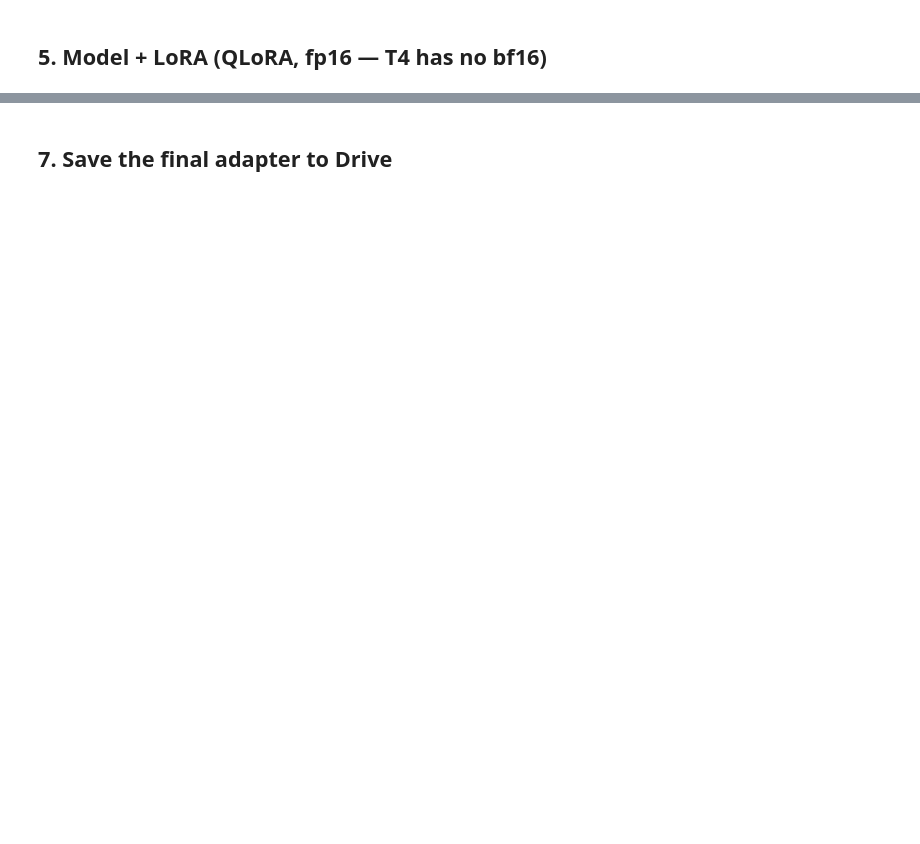
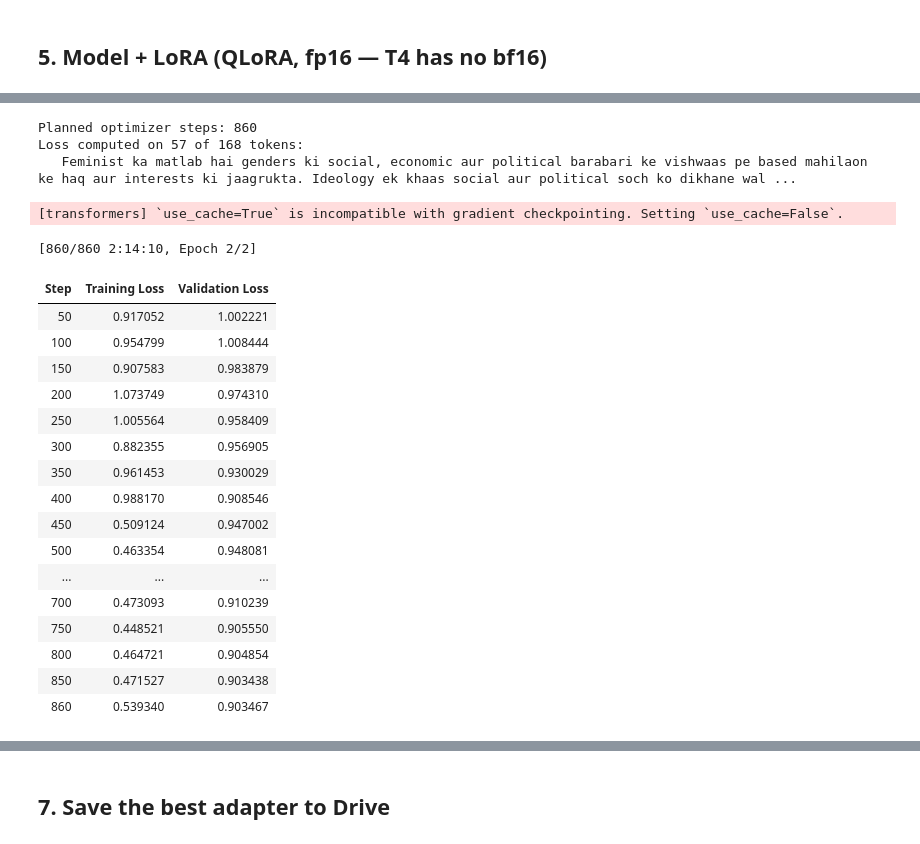
Before and after one commit to PersuasivePost/EduHinglish, a Jupyter notebook: training/colab_notebooks/05_gemma_finetune_v4_resumable.ipynb, the cells around one changed output, grey strips where cells are left out. Saved outputs shown, nothing was run; the diff lists cells and outputs as text; code cells hidden in the pictures; blank space fills up the shorter version.

```diff
--- a/training/colab_notebooks/05_gemma_finetune_v4_resumable.ipynb
+++ b/training/colab_notebooks/05_gemma_finetune_v4_resumable.ipynb
@@ -41,10 +42,15 @@ WARM_START_ADAPTER = f"{BASE_DIR}/models/gemma_eduhinglish_v3/adapter"
 
 NUM_EPOCHS = 2        # ~3,400 train rows / effective batch 8 ≈ 430 steps per epoch (~50 min/epoch on T4)
 SAVE_STEPS = 50       # checkpoint every ~6 min, so a disconnect loses at most a few minutes
-EVAL_STEPS = 100
+EVAL_STEPS = 50       # must equal SAVE_STEPS so the best checkpoint (lowest eval loss) can be kept
 
-# Hugging Face Hub (needs a WRITE token in the HF_TOKEN secret)
-HF_REPO_ID = "your-hf-username/eduhinglish-gemma-3-4b-it-lora"
+# Evaluation (section 8)
+EVAL_BATCH = 8        # questions generated in parallel; lower to 4 if you hit CUDA OOM
+GITHUB_REPO = "https://github.com/PersuasivePost/EduHinglish.git"   # for the project's word-level LID (CMI)
+
+# Hugging Face Hub (needs a WRITE token in the HF_TOKEN secret).
+# Separate repo from v3, so the model server keeps using v3 until v4 is proven better.
+HF_REPO_ID = "persuasivepost/eduhinglish-gemma-3-4b-it-lora-v4"
 PUSH_FINAL_ADAPTER_TO_HUB = True
 # Also push every checkpoint to the Hub (folder "last-checkpoint"). Lets you resume even if Drive
 # is unavailable, at the cost of a ~400 MB upload per save. Drive alone is usually enough.
@@ -194,9 +232,22 @@ Safe to re-run at any time. If the runtime dies mid-training, reconnect and **Ru
 # %%
 import math
-from trl import SFTTrainer, SFTConfig
+from trl import SFTTrainer, SFTConfig, DataCollatorForCompletionOnlyLM
+
+assert SAVE_STEPS == EVAL_STEPS, "load_best_model_at_end needs SAVE_STEPS == EVAL_STEPS"
 
 total_steps = math.ceil(len(train_dataset) / (2 * 4)) * NUM_EPOCHS
 print(f"Planned optimizer steps: {total_steps}")
+
+# Everything up to and including "<start_of_turn>model\n" gets label -100 (no loss).
+RESPONSE_TEMPLATE = tokenizer.encode("<start_of_turn>model\n", add_special_tokens=False)
+collator = DataCollatorForCompletionOnlyLM(response_template=RESPONSE_TEMPLATE, tokenizer=tokenizer)
+
+# Sanity check: the trained tokens must be the answer, not the prompt
+_b = collator([{"input_ids": tokenizer(train_dataset[0]["text"])["input_ids"]}])
+_trained = [t for t, l in zip(_b["input_ids"][0].tolist(), _b["labels"][0].tolist()) if l != -100]
+assert _trained, "Response template not found — every token is masked. Check the chat template."
+print(f"Loss computed on {len(_trained)} of {len(_b['input_ids'][0])} tokens:")
+print("  ", tokenizer.decode(_trained)[:200], "...")
 
 sft_config = SFTConfig(
     output_dir=CKPT_DIR,
@@ -219,31 +270,60 @@ sft_config = SFTConfig(
     bf16=False,
 
     num_train_epochs=NUM_EPOCHS,
     logging_steps=10,
     eval_strategy="steps",
     eval_steps=EVAL_STEPS,
     save_strategy="steps",
     save_steps=SAVE_STEPS,
-    save_total_limit=2,          # keep the 2 newest checkpoints on Drive
+    save_total_limit=2,          # newest checkpoint + best checkpoint stay on Drive
+    load_best_model_at_end=True,
+    metric_for_best_model="eval_loss",
+    greater_is_better=False,
     seed=42,
     data_seed=42,
     report_to="none",
 
     push_to_hub=PUSH_CHECKPOINTS_TO_HUB,
     hub_model_id=HF_REPO_ID if PUSH_CHECKPOINTS_TO_HUB else None,
     hub_strategy="checkpoint",
     hub_private_repo=True,
 )
 
 if TRAINING_DONE:
     trainer = None
     print("Already trained — skipping.")
 else:
     trainer = SFTTrainer(
         model=model,
         train_dataset=train_dataset,
         eval_dataset=eval_dataset,
         processing_class=tokenizer,
+        data_collator=collator,
         args=sft_config,
     )
     trainer.train(resume_from_checkpoint=LAST_CKPT)   # None = new run
+    print("Best checkpoint:", trainer.state.best_model_checkpoint,
+          "| best eval loss:", trainer.state.best_metric)
+# %% [output]
+Planned optimizer steps: 860
+Loss computed on 57 of 168 tokens:
+   Feminist ka matlab hai genders ki social, economic aur political barabari ke vishwaas pe based mahilaon ke haq aur interests ki jaagrukta. Ideology ek khaas social aur political soch ko dikhane wal ...
+[transformers] `use_cache=True` is incompatible with gradient checkpointing. Setting `use_cache=False`.
+[860/860 2:14:10, Epoch 2/2]
+| Step | Training Loss | Validation Loss |
+| 50 | 0.917052 | 1.002221 |
+| 100 | 0.954799 | 1.008444 |
+| 150 | 0.907583 | 0.983879 |
+| 200 | 1.073749 | 0.974310 |
+| 250 | 1.005564 | 0.958409 |
+| 300 | 0.882355 | 0.956905 |
+| 350 | 0.961453 | 0.930029 |
+| 400 | 0.988170 | 0.908546 |
+| 450 | 0.509124 | 0.947002 |
+| 500 | 0.463354 | 0.948081 |
+| ... | ... | ... |
+| 700 | 0.473093 | 0.910239 |
+| 750 | 0.448521 | 0.905550 |
+| 800 | 0.464721 | 0.904854 |
+| 850 | 0.471527 | 0.903438 |
+| 860 | 0.539340 | 0.903467 |
@@ -250,5 +331,5 @@ else:
 # %% [markdown]
-## 7. Save the final adapter to Drive
+## 7. Save the best adapter to Drive
 # %%
 if not TRAINING_DONE:
     trainer.model.save_pretrained(ADAPTER_DIR)
```
Also changed, not shown: parts of 18 cells of this notebook, 14 other files.
